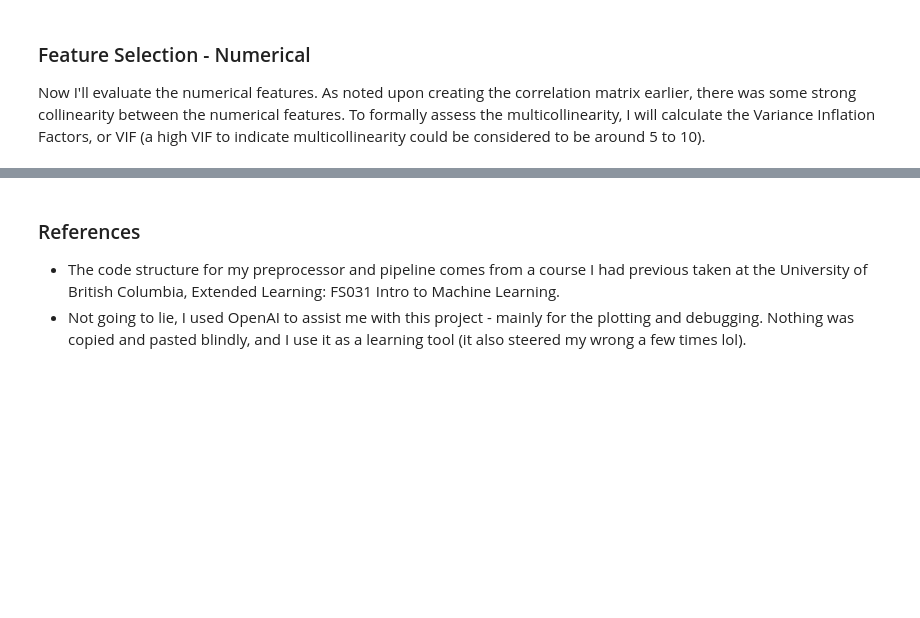
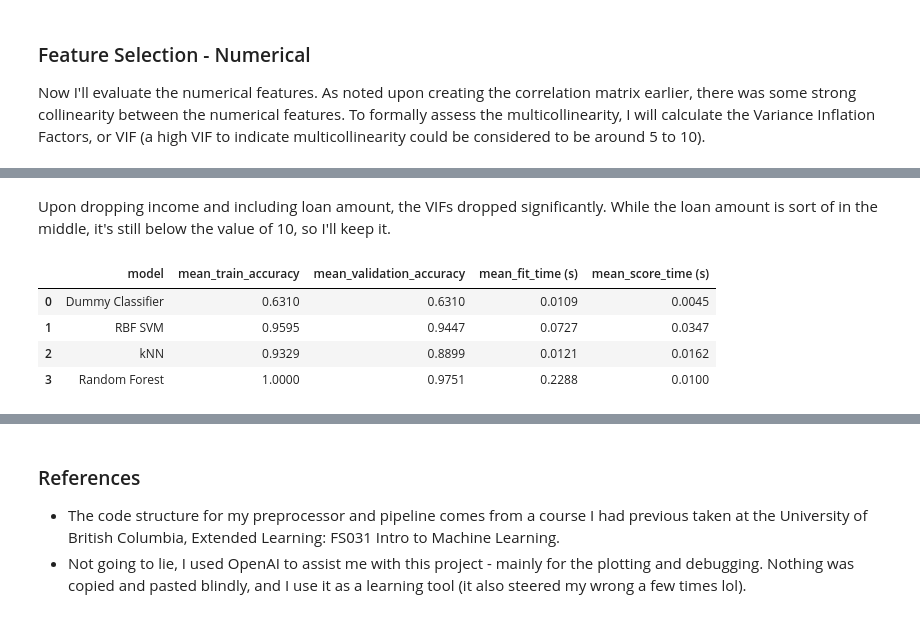
Before and after one commit to FleaBusyBeeBergs/dtsa5509, a Jupyter notebook: final-project.ipynb, the cells around one changed output, grey strips where cells are left out. Cells and saved outputs as stored; diff of their text form; code cells hidden in the pictures; blank space fills up the shorter version.

```diff
--- a/final-project.ipynb
+++ b/final-project.ipynb
@@ -360,0 +481,2 @@ vif_data
+# %% [markdown]
+Upon dropping income and including loan amount, the VIFs dropped significantly. While the loan amount is sort of in the middle, it's still below the value of 10, so I'll keep it.
@@ -360,0 +493,39 @@ vif_data
+# %%
+models = {
+    'Dummy Classifier': DummyClassifier(strategy = 'most_frequent'),
+    'RBF SVM': SVC(random_state = 2024),
+    'kNN': KNeighborsClassifier(),
+    'Random Forest': RandomForestClassifier(random_state = 2024)
+
+        }
+
+results2 = []
+
+for model_name, model in models.items():
+
+    # pipeline
+    model_selection_pipe = make_pipeline(preprocessor, model)
+
+    # cross validation
+    scores = cross_validate(model_selection_pipe, X_train, y_train, cv=5, return_train_score=True)
+
+    # collect results
+    model_results = {
+        'model': model_name,
+        'mean_train_accuracy': round(scores["train_score"].mean(), 4),
+        'mean_validation_accuracy': round(scores["test_score"].mean(), 4),
+        'mean_fit_time (s)': round(scores["fit_time"].mean(), 4),
+        'mean_score_time (s)': round(scores["score_time"].mean(), 4)
+    }
+
+    results2.append(model_results)
+
+results_df2 = pd.DataFrame(results2)
+
+results_df2
+# %% [output]
+|  | model | mean_train_accuracy | mean_validation_accuracy | mean_fit_time (s) | mean_score_time (s) |
+| 0 | Dummy Classifier | 0.6310 | 0.6310 | 0.0109 | 0.0045 |
+| 1 | RBF SVM | 0.9595 | 0.9447 | 0.0727 | 0.0347 |
+| 2 | kNN | 0.9329 | 0.8899 | 0.0121 | 0.0162 |
+| 3 | Random Forest | 1.0000 | 0.9751 | 0.2288 | 0.0100 |
```
Also changed, not shown: parts of 15 cells of this notebook.
